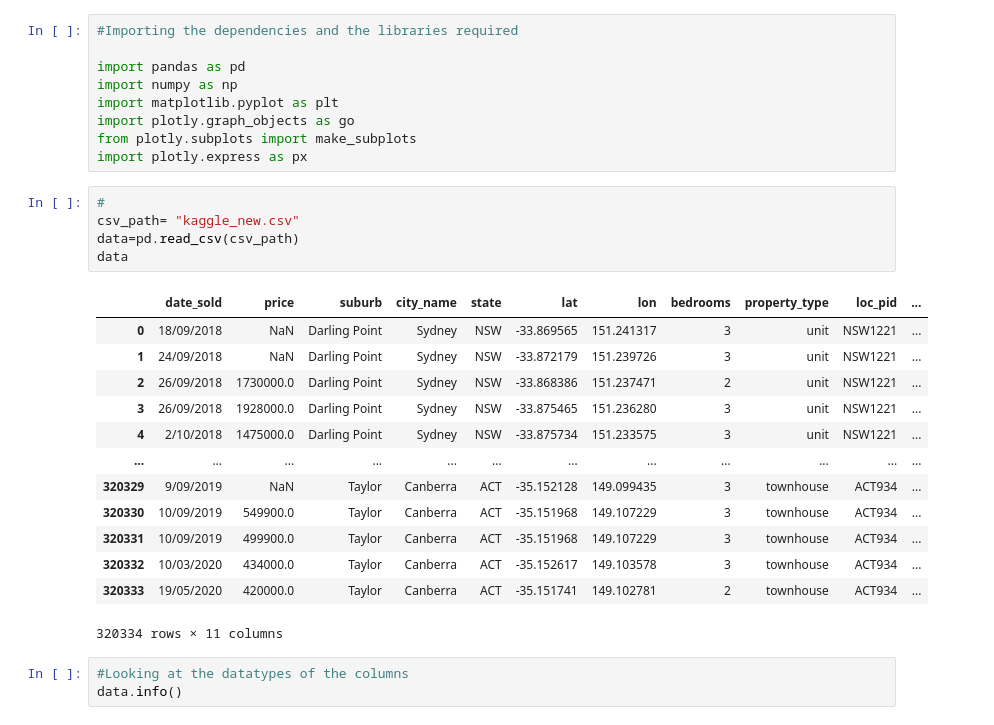
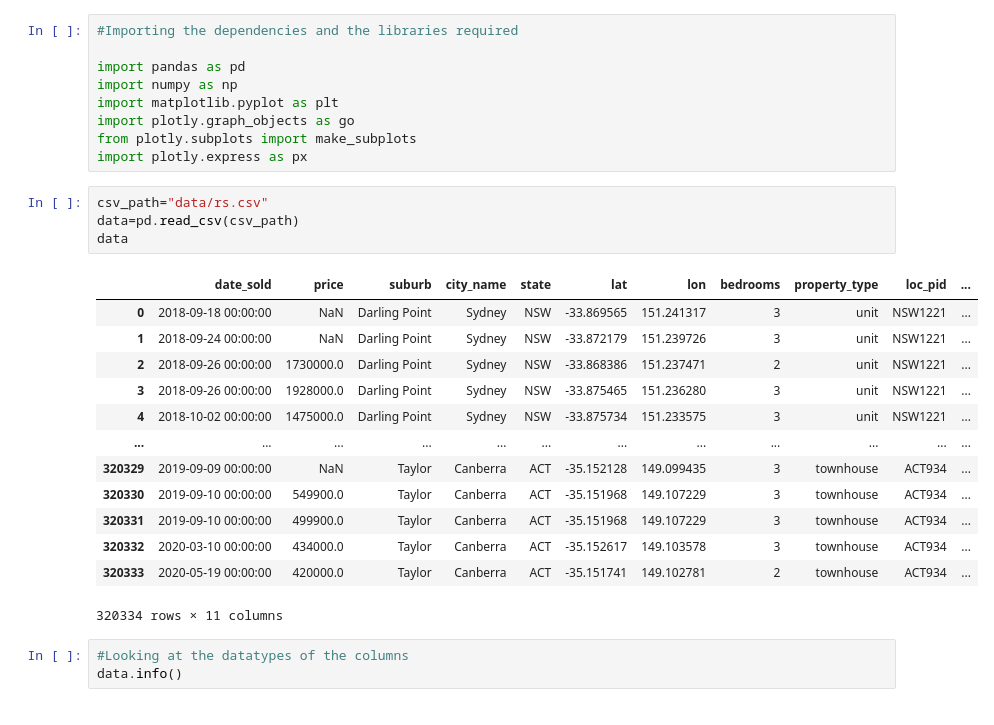
Before and after one commit to ankita-puri/real-estate-project, a Jupyter notebook: priceanalysis.ipynb, the cells around one changed output. Drawn from its saved outputs; the diff is of its cells as text.

```diff
--- a/priceanalysis.ipynb
+++ b/priceanalysis.ipynb
@@ -8,23 +83,22 @@ import plotly.graph_objects as go
 from plotly.subplots import make_subplots
 import plotly.express as px
 # %%
-#
-csv_path= "kaggle_new.csv"
+csv_path="data/rs.csv"
 data=pd.read_csv(csv_path)
 data
 # %% [output]
 |  | date_sold | price | suburb | city_name | state | lat | lon | bedrooms | property_type | loc_pid | ... |
-| 0 | 18/09/2018 | NaN | Darling Point | Sydney | NSW | -33.869565 | 151.241317 | 3 | unit | NSW1221 | ... |
-| 1 | 24/09/2018 | NaN | Darling Point | Sydney | NSW | -33.872179 | 151.239726 | 3 | unit | NSW1221 | ... |
-| 2 | 26/09/2018 | 1730000.0 | Darling Point | Sydney | NSW | -33.868386 | 151.237471 | 2 | unit | NSW1221 | ... |
-| 3 | 26/09/2018 | 1928000.0 | Darling Point | Sydney | NSW | -33.875465 | 151.236280 | 3 | unit | NSW1221 | ... |
-| 4 | 2/10/2018 | 1475000.0 | Darling Point | Sydney | NSW | -33.875734 | 151.233575 | 3 | unit | NSW1221 | ... |
+| 0 | 2018-09-18 00:00:00 | NaN | Darling Point | Sydney | NSW | -33.869565 | 151.241317 | 3 | unit | NSW1221 | ... |
+| 1 | 2018-09-24 00:00:00 | NaN | Darling Point | Sydney | NSW | -33.872179 | 151.239726 | 3 | unit | NSW1221 | ... |
+| 2 | 2018-09-26 00:00:00 | 1730000.0 | Darling Point | Sydney | NSW | -33.868386 | 151.237471 | 2 | unit | NSW1221 | ... |
+| 3 | 2018-09-26 00:00:00 | 1928000.0 | Darling Point | Sydney | NSW | -33.875465 | 151.236280 | 3 | unit | NSW1221 | ... |
+| 4 | 2018-10-02 00:00:00 | 1475000.0 | Darling Point | Sydney | NSW | -33.875734 | 151.233575 | 3 | unit | NSW1221 | ... |
 | ... | ... | ... | ... | ... | ... | ... | ... | ... | ... | ... | ... |
-| 320329 | 9/09/2019 | NaN | Taylor | Canberra | ACT | -35.152128 | 149.099435 | 3 | townhouse | ACT934 | ... |
-| 320330 | 10/09/2019 | 549900.0 | Taylor | Canberra | ACT | -35.151968 | 149.107229 | 3 | townhouse | ACT934 | ... |
-| 320331 | 10/09/2019 | 499900.0 | Taylor | Canberra | ACT | -35.151968 | 149.107229 | 3 | townhouse | ACT934 | ... |
-| 320332 | 10/03/2020 | 434000.0 | Taylor | Canberra | ACT | -35.152617 | 149.103578 | 3 | townhouse | ACT934 | ... |
-| 320333 | 19/05/2020 | 420000.0 | Taylor | Canberra | ACT | -35.151741 | 149.102781 | 2 | townhouse | ACT934 | ... |
+| 320329 | 2019-09-09 00:00:00 | NaN | Taylor | Canberra | ACT | -35.152128 | 149.099435 | 3 | townhouse | ACT934 | ... |
+| 320330 | 2019-09-10 00:00:00 | 549900.0 | Taylor | Canberra | ACT | -35.151968 | 149.107229 | 3 | townhouse | ACT934 | ... |
+| 320331 | 2019-09-10 00:00:00 | 499900.0 | Taylor | Canberra | ACT | -35.151968 | 149.107229 | 3 | townhouse | ACT934 | ... |
+| 320332 | 2020-03-10 00:00:00 | 434000.0 | Taylor | Canberra | ACT | -35.152617 | 149.103578 | 3 | townhouse | ACT934 | ... |
+| 320333 | 2020-05-19 00:00:00 | 420000.0 | Taylor | Canberra | ACT | -35.151741 | 149.102781 | 2 | townhouse | ACT934 | ... |
 320334 rows × 11 columns
 # %%
 #Looking at the datatypes of the columns
```
Also changed, not shown: parts of 18 cells of this notebook.
